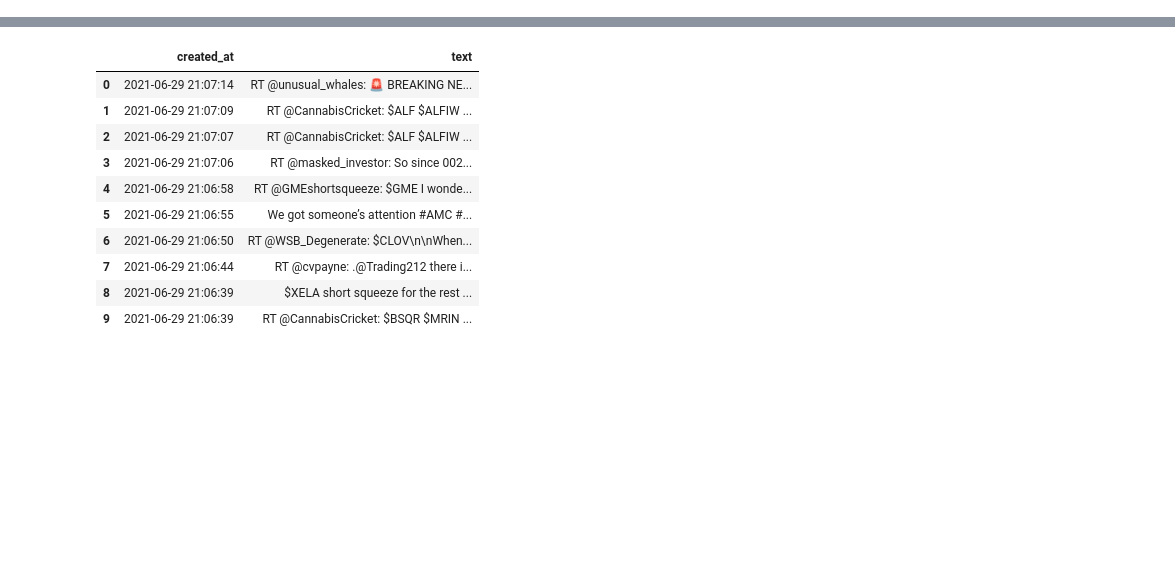
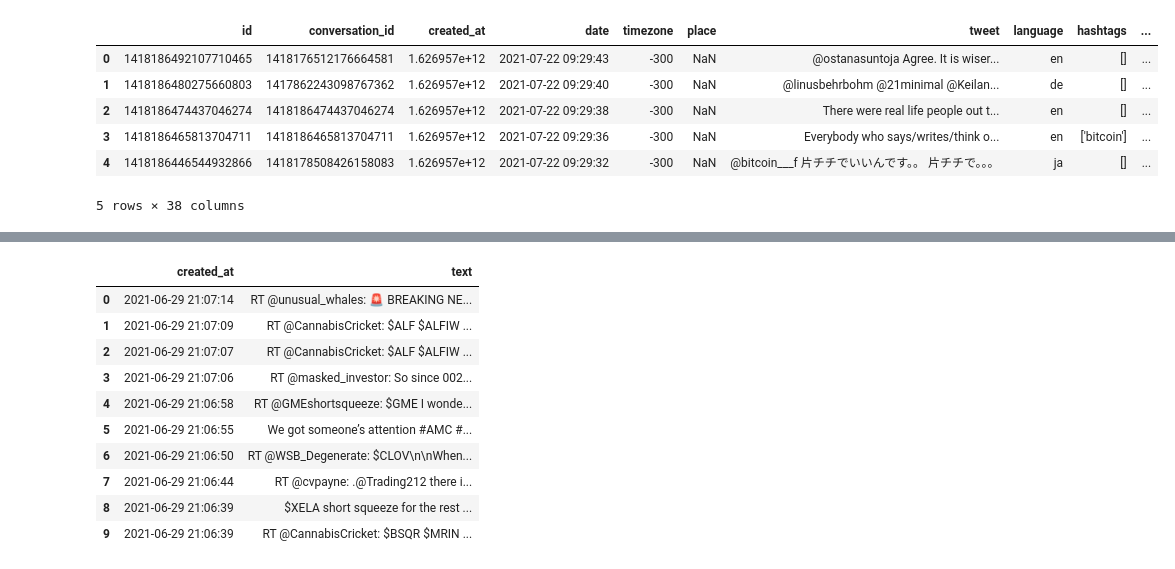
Before and after one commit to CardosoJr/investing, a Jupyter notebook: Extractors/news/twitter/testing.ipynb, the cells around one changed output, grey strips where cells are left out. Cells and saved outputs as stored; diff of their text form; code cells hidden in the pictures; blank space fills up the shorter version.

```diff
--- a/Extractors/news/twitter/testing.ipynb
+++ b/Extractors/news/twitter/testing.ipynb
@@ -11,0 +14,10 @@ import json
+# %%
+df.head()
+# %% [output]
+|  | id | conversation_id | created_at | date | timezone | place | tweet | language | hashtags | ... |
+| 0 | 1418186492107710465 | 1418176512176664581 | 1.626957e+12 | 2021-07-22 09:29:43 | -300 | NaN | @ostanasuntoja Agree. It is wiser... | en | [] | ... |
+| 1 | 1418186480275660803 | 1417862243098767362 | 1.626957e+12 | 2021-07-22 09:29:40 | -300 | NaN | @linusbehrbohm @21minimal @Keilan... | de | [] | ... |
+| 2 | 1418186474437046274 | 1418186474437046274 | 1.626957e+12 | 2021-07-22 09:29:38 | -300 | NaN | There were real life people out t... | en | [] | ... |
+| 3 | 1418186465813704711 | 1418186465813704711 | 1.626957e+12 | 2021-07-22 09:29:36 | -300 | NaN | Everybody who says/writes/think o... | en | ['bitcoin'] | ... |
+| 4 | 1418186446544932866 | 1418178508426158083 | 1.626957e+12 | 2021-07-22 09:29:32 | -300 | NaN | @bitcoin___f 片チチでいいんです。。 片チチで。。。 | ja | [] | ... |
+5 rows × 38 columns
```
Also changed, not shown: parts of 14 cells of this notebook, 1 other file.
